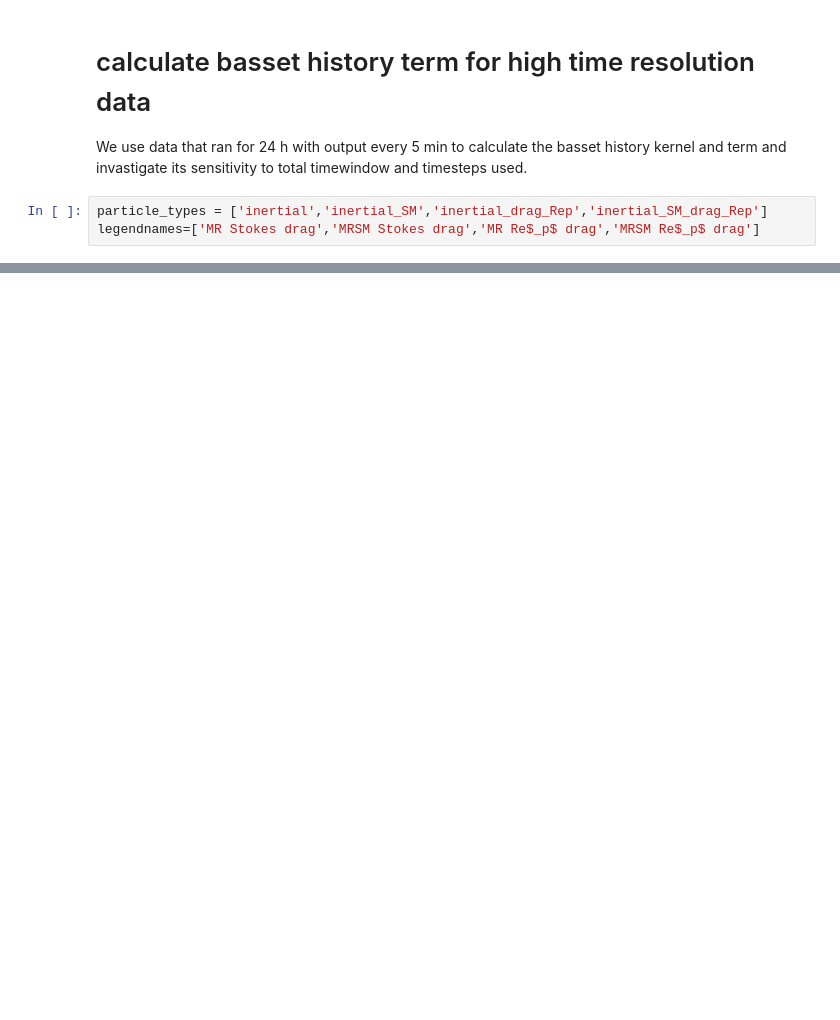
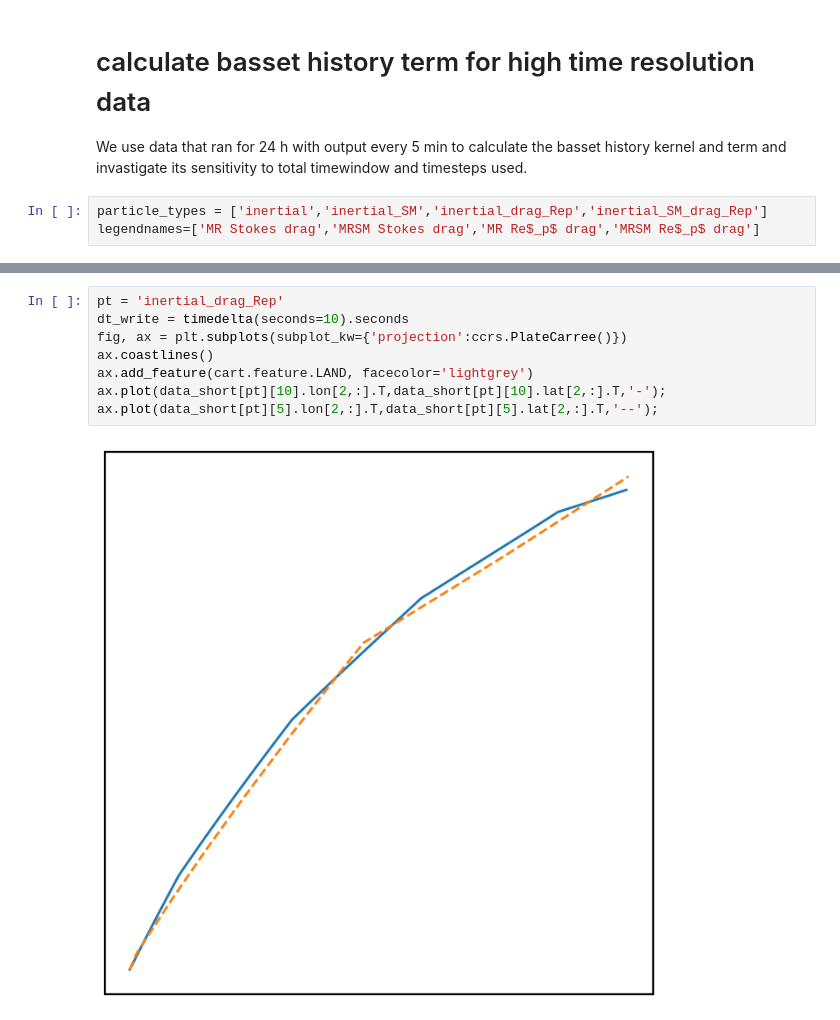
Before and after one commit to Parcels-code/Maxey_Riley_advection, a Jupyter notebook: analysis/analysis_history_term.ipynb, the cells around one changed output, grey strips where cells are left out. Cells and saved outputs as stored; diff of their text form; blank space fills up the shorter version.

```diff
--- a/analysis/analysis_history_term.ipynb
+++ b/analysis/analysis_history_term.ipynb
@@ -465,0 +292,10 @@ ax2.plot(Nwindowlist,F_H_basset_Nwindow,'s')
+# %%
+pt = 'inertial_drag_Rep'
+dt_write = timedelta(seconds=10).seconds
+fig, ax = plt.subplots(subplot_kw={'projection':ccrs.PlateCarree()})
+ax.coastlines()
+ax.add_feature(cart.feature.LAND, facecolor='lightgrey')
+ax.plot(data_short[pt][10].lon[2,:].T,data_short[pt][10].lat[2,:].T,'-');
+ax.plot(data_short[pt][5].lon[2,:].T,data_short[pt][5].lat[2,:].T,'--');
+# %% [output]
+[figure, added]
```
Also changed, not shown: parts of 47 cells of this notebook.
